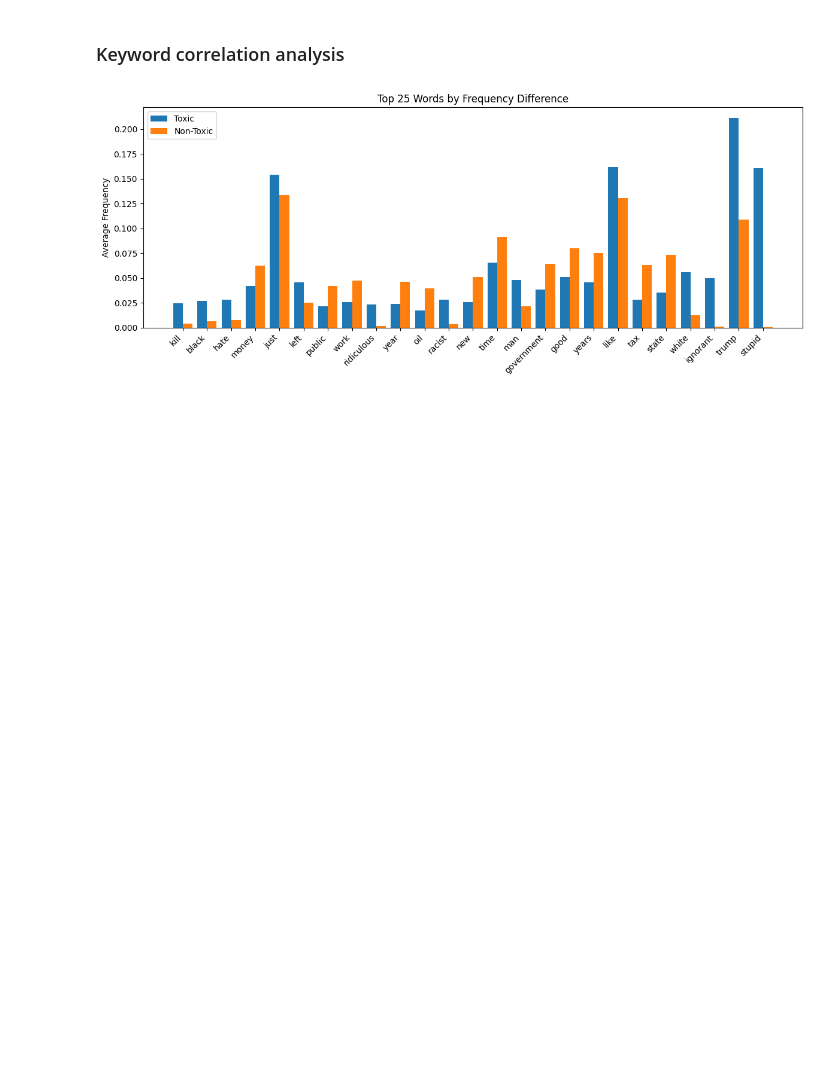
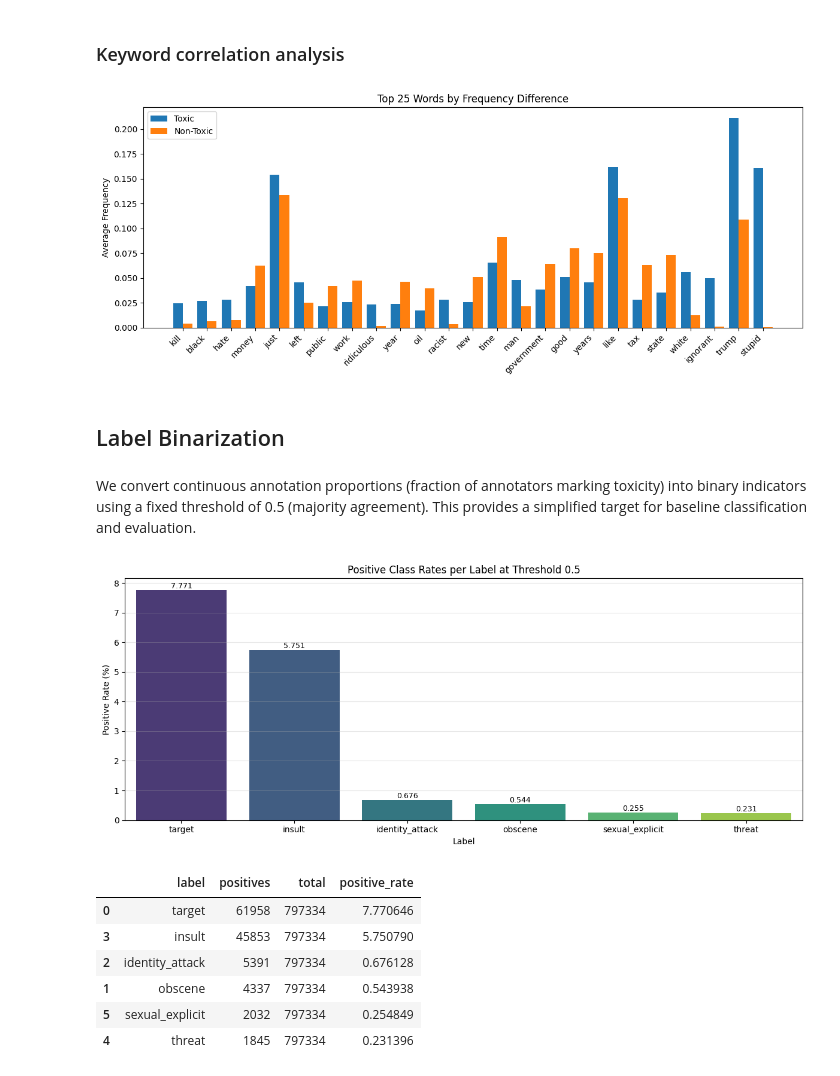
Before and after one commit to Hubizon/abuse-detection, a Jupyter notebook: notebooks/01_eda.ipynb, the cells around one changed output. Cells and saved outputs as stored; diff of their text form; code cells hidden in the pictures; blank space fills up the shorter version.

```diff
--- a/notebooks/01_eda.ipynb
+++ b/notebooks/01_eda.ipynb
@@ -492,3 +488,48 @@ plt.tight_layout()
 plt.show()
 # %% [output]
 [figure]
+# %% [markdown]
+## Label Binarization
+# %% [markdown]
+We convert continuous annotation proportions (fraction of annotators marking toxicity) into binary indicators using a fixed threshold of 0.5 (majority agreement). This provides a simplified target for baseline classification and evaluation.
+# %%
+# Compute positive class ratios for each toxicity-related label at threshold 0.5
+labels = ['target', 'severe_toxicity', 'obscene', 'identity_attack', 'insult', 'threat', 'sexual_explicit']
+threshold = 0.5
+
+binarized_stats = []
+for col in labels:
+    if col in df_processed.columns:
+        positives = (df_processed[col] >= threshold).sum()
+        total = df_processed[col].notna().sum()
+        ratio = positives / total if total else 0
+        binarized_stats.append({
+            'label': col,
+            'positives': int(positives),
+            'total': int(total),
+            'positive_rate': ratio * 100
+        })
+
+binarized_df = pd.DataFrame(binarized_stats).sort_values('positive_rate', ascending=False)
+
+# Bar plot of positive rates
+sns.barplot(data=binarized_df, x='label', y='positive_rate', palette='viridis')
+plt.ylabel('Positive Rate (%)')
+plt.xlabel('Label')
+plt.title('Positive Class Rates per Label at Threshold 0.5')
+plt.grid(axis='y', alpha=0.3)
+for i, row in enumerate(binarized_df.itertuples()):
+    plt.text(i, row.positive_rate + 0.0005, f"{row.positive_rate:.3f}", ha='center', va='bottom', fontsize=9)
+plt.tight_layout()
+plt.show()
+
+binarized_df
+# %% [output]
+[figure, added]
+|  | label | positives | total | positive_rate |
+| 0 | target | 61958 | 797334 | 7.770646 |
+| 3 | insult | 45853 | 797334 | 5.750790 |
+| 2 | identity_attack | 5391 | 797334 | 0.676128 |
+| 1 | obscene | 4337 | 797334 | 0.543938 |
+| 5 | sexual_explicit | 2032 | 797334 | 0.254849 |
+| 4 | threat | 1845 | 797334 | 0.231396 |
```
Also changed, not shown: parts of 13 cells of this notebook, 11 other files.
